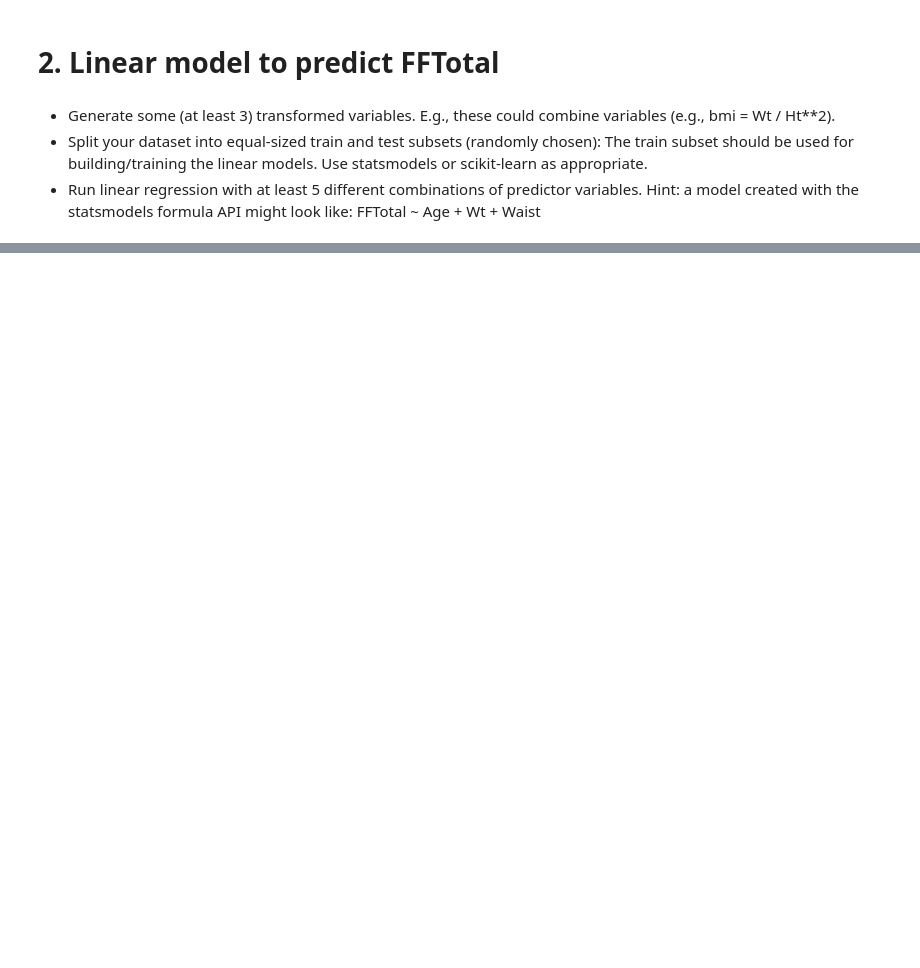
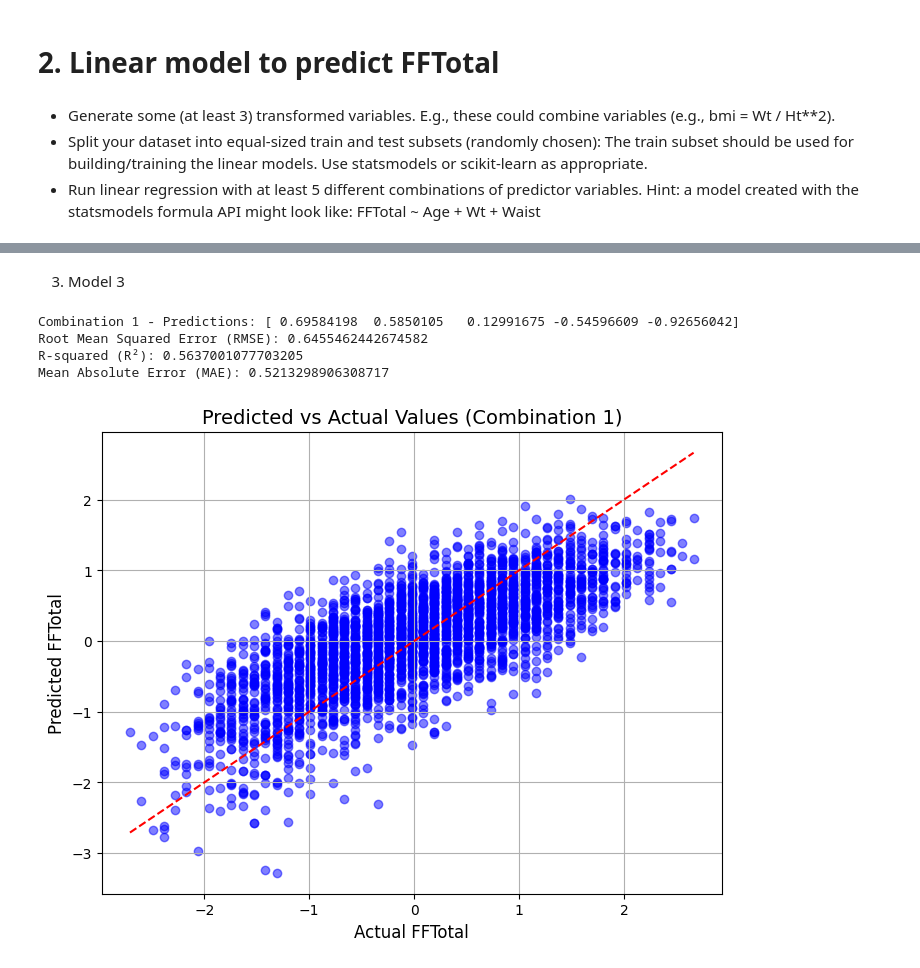
Before and after one commit to onetrickollie/CSUF-Health-Data-Exploration-Analysis, a Jupyter notebook: dataExploration.ipynb, the cells around one changed output, grey strips where cells are left out. Cells and saved outputs as stored; diff of their text form; code cells hidden in the pictures; blank space fills up the shorter version.

```diff
--- a/dataExploration.ipynb
+++ b/dataExploration.ipynb
@@ -286,0 +464,50 @@ From these visualizations, we can see that the top five features are: ['SF 2', '
+# %% [markdown]
+3. Model 3
+# %%
+from sklearn.metrics import mean_squared_error, r2_score, mean_absolute_error
+import numpy as np
+
+# Select features for Combination 1
+features_1 = ['SF 2', 'SF 1', 'BMI', 'SF_Ratio', 'FF_per_Height']
+
+# Prepare the data
+X_train_1 = train_data_scaled[features_1]
+y_train_1 = train_data_scaled['FFTotal']
+X_test_1 = test_data_scaled[features_1]
+y_test_1 = test_data_scaled['FFTotal']
+
+# Initialize and fit the linear regression model
+model_1 = LinearRegression()
+model_1.fit(X_train_1, y_train_1)
+
+# Predict and evaluate the model
+y_pred_1 = model_1.predict(X_test_1)
+
+# Display predictions for the first 5 samples
+print(f"Combination 1 - Predictions: {y_pred_1[:5]}")
+
+# Calculate evaluation metrics
+rmse = np.sqrt(mean_squared_error(y_test_1, y_pred_1))  # Root Mean Squared Error
+r2 = r2_score(y_test_1, y_pred_1)  # R-squared
+mae = mean_absolute_error(y_test_1, y_pred_1)  # Mean Absolute Error
+
+# Display the evaluation results
+print(f"Root Mean Squared Error (RMSE): {rmse}")
+print(f"R-squared (R²): {r2}")
+print(f"Mean Absolute Error (MAE): {mae}")
+
+# Visualization
+plt.figure(figsize=(8, 6))
+plt.scatter(y_test_1, y_pred_1, color='blue', alpha=0.5)
+plt.plot([min(y_test_1), max(y_test_1)], [min(y_test_1), max(y_test_1)], color='red', linestyle='--')  # Line of perfect prediction
+plt.title('Predicted vs Actual Values (Combination 1)', fontsize=14)
+plt.xlabel('Actual FFTotal', fontsize=12)
+plt.ylabel('Predicted FFTotal', fontsize=12)
+plt.grid(True)
+plt.show()
+# %% [output]
+Combination 1 - Predictions: [ 0.69584198  0.5850105   0.12991675 -0.54596609 -0.92656042]
+Root Mean Squared Error (RMSE): 0.6455462442674582
+R-squared (R²): 0.5637001077703205
+Mean Absolute Error (MAE): 0.5213298906308717
+[figure, added]
```
Also changed, not shown: parts of 25 cells of this notebook.
